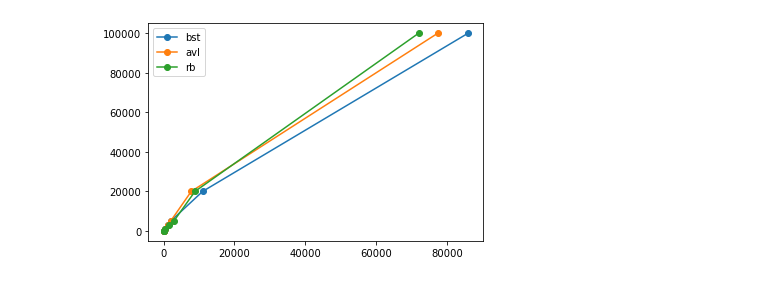
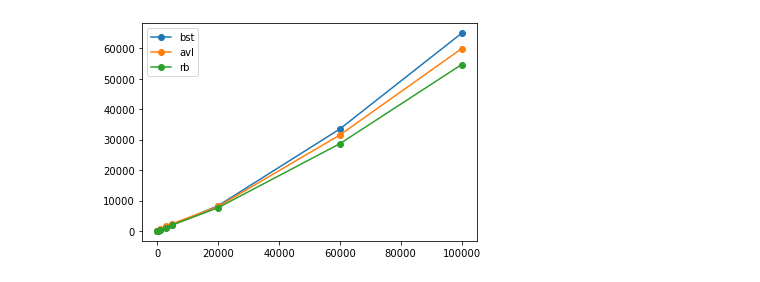
Before and after one commit to Nekttuman/DSaA-labs, a Jupyter notebook: 2sem_lab1/graphics.ipynb, the cells around one changed output. Cells and saved outputs as stored; diff of their text form; code cells hidden in the pictures.

```diff
--- a/2sem_lab1/graphics.ipynb
+++ b/2sem_lab1/graphics.ipynb
@@ -7,12 +1,18 @@ counts = [10,100,1000,3000,5000,20000,100000]
+# %%
+avl = [33, 64, 549, 1585, 2427, 8065, 31523, 59873]
+bst = [28, 38, 406, 1174, 2006, 8306, 33509, 64924]
+rb = [35, 38, 366, 1130, 1983, 7663, 28669, 54653]
+
+counts = [10,100,1000,3000,5000,20000, 60000, 100000]
 # %%
 from matplotlib import pyplot as plt
 
-plt.plot(bst, counts,'-o')
+plt.plot(counts,bst, '-o')
 
-plt.plot(avl, counts,'-o')
-plt.plot(rb, counts,'-o')
+plt.plot(counts, avl, '-o')
+plt.plot(counts, rb, '-o')
 plt.legend(['bst','avl','rb'])
 
 plt.show()
 # %% [output]
-[figure, old version]
+[figure, new version]
```
Also changed, not shown: parts of 3 cells of this notebook, 6 other files.
